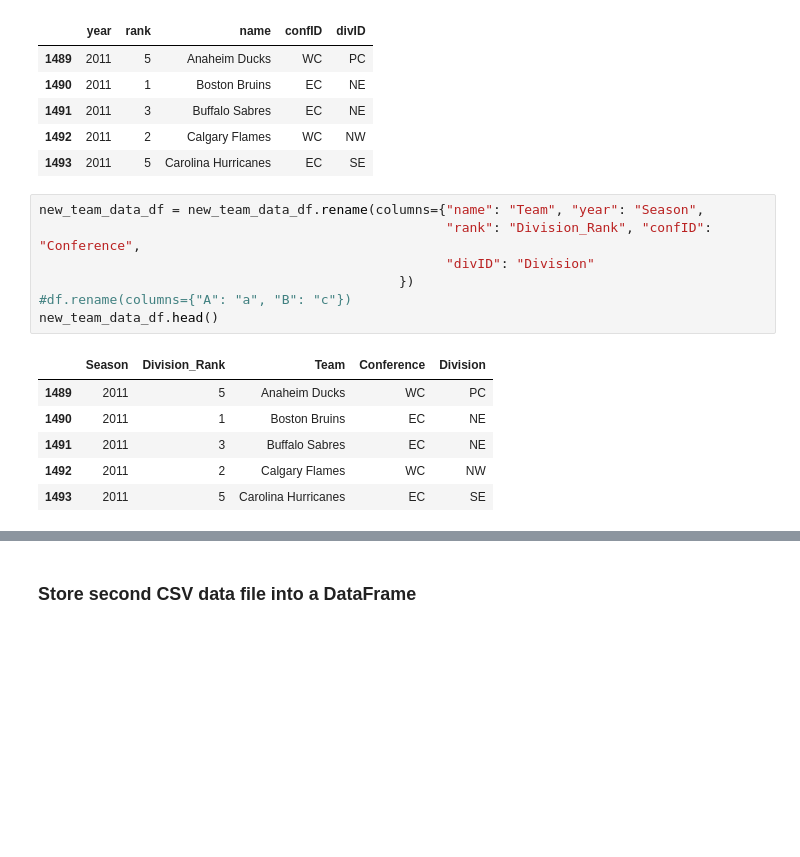
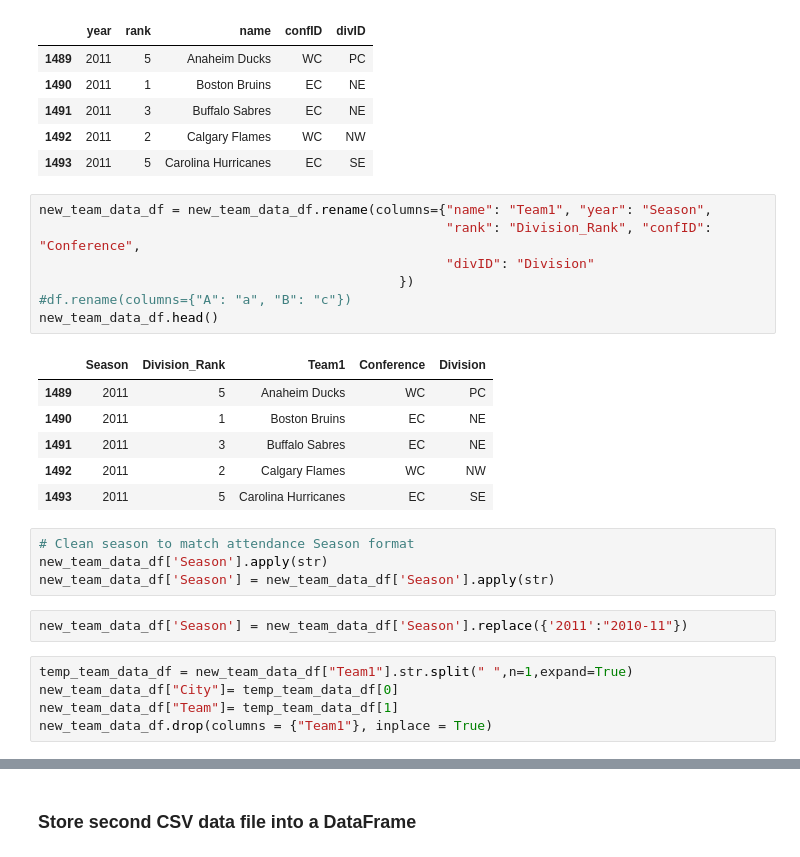
Before and after one commit to turtle3k/13-ETL-project, a Jupyter notebook: sample_etl.ipynb, the cells around one changed output, grey strips where cells are left out. Saved outputs shown, nothing was run; the diff lists cells and outputs as text; blank space fills up the shorter version.

```diff
--- a/sample_etl.ipynb
+++ b/sample_etl.ipynb
@@ -41,19 +41,30 @@ new_team_data_df.head()
 | 1492 | 2011 | 2 | Calgary Flames | WC | NW |
 | 1493 | 2011 | 5 | Carolina Hurricanes | EC | SE |
 # %%
-new_team_data_df = new_team_data_df.rename(columns={"name": "Team", "year": "Season",
+new_team_data_df = new_team_data_df.rename(columns={"name": "Team1", "year": "Season",
                                                     "rank": "Division_Rank", "confID": "Conference",
                                                     "divID": "Division"
                                               })
 #df.rename(columns={"A": "a", "B": "c"})
 new_team_data_df.head()
 # %% [output]
-|  | Season | Division_Rank | Team | Conference | Division |
+|  | Season | Division_Rank | Team1 | Conference | Division |
 | 1489 | 2011 | 5 | Anaheim Ducks | WC | PC |
 | 1490 | 2011 | 1 | Boston Bruins | EC | NE |
 | 1491 | 2011 | 3 | Buffalo Sabres | EC | NE |
 | 1492 | 2011 | 2 | Calgary Flames | WC | NW |
 | 1493 | 2011 | 5 | Carolina Hurricanes | EC | SE |
+# %%
+# Clean season to match attendance Season format
+new_team_data_df['Season'].apply(str)
+new_team_data_df['Season'] = new_team_data_df['Season'].apply(str)
+# %%
+new_team_data_df['Season'] = new_team_data_df['Season'].replace({'2011':"2010-11"})
+# %%
+temp_team_data_df = new_team_data_df["Team1"].str.split(" ",n=1,expand=True)
+new_team_data_df["City"]= temp_team_data_df[0]
+new_team_data_df["Team"]= temp_team_data_df[1]
+new_team_data_df.drop(columns = {"Team1"}, inplace = True)
 # %%
 #new_team_data_df = new_team_data_df.set_index('Team')
 new_team_data_df
```
Also changed, not shown: parts of 4 cells of this notebook.
